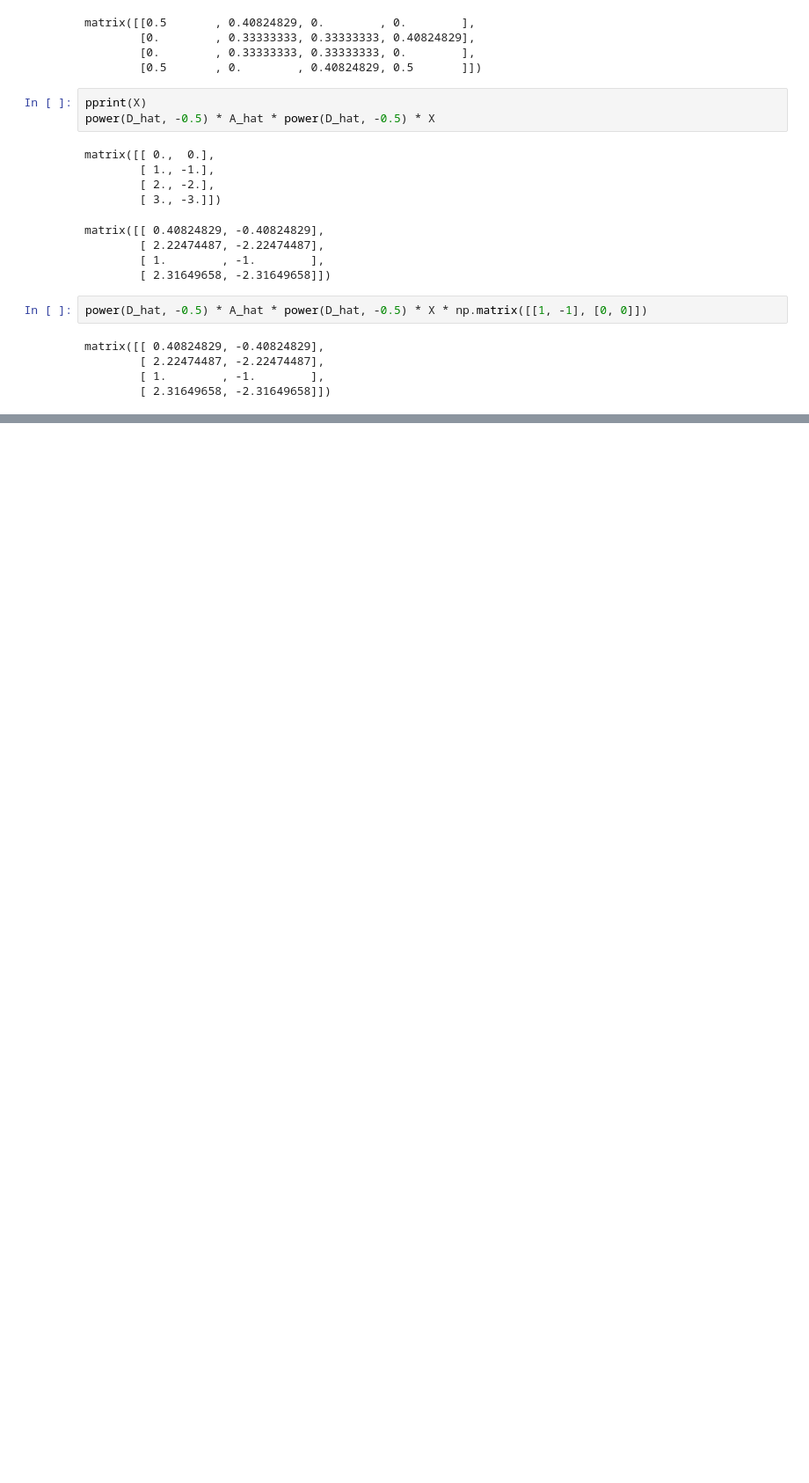
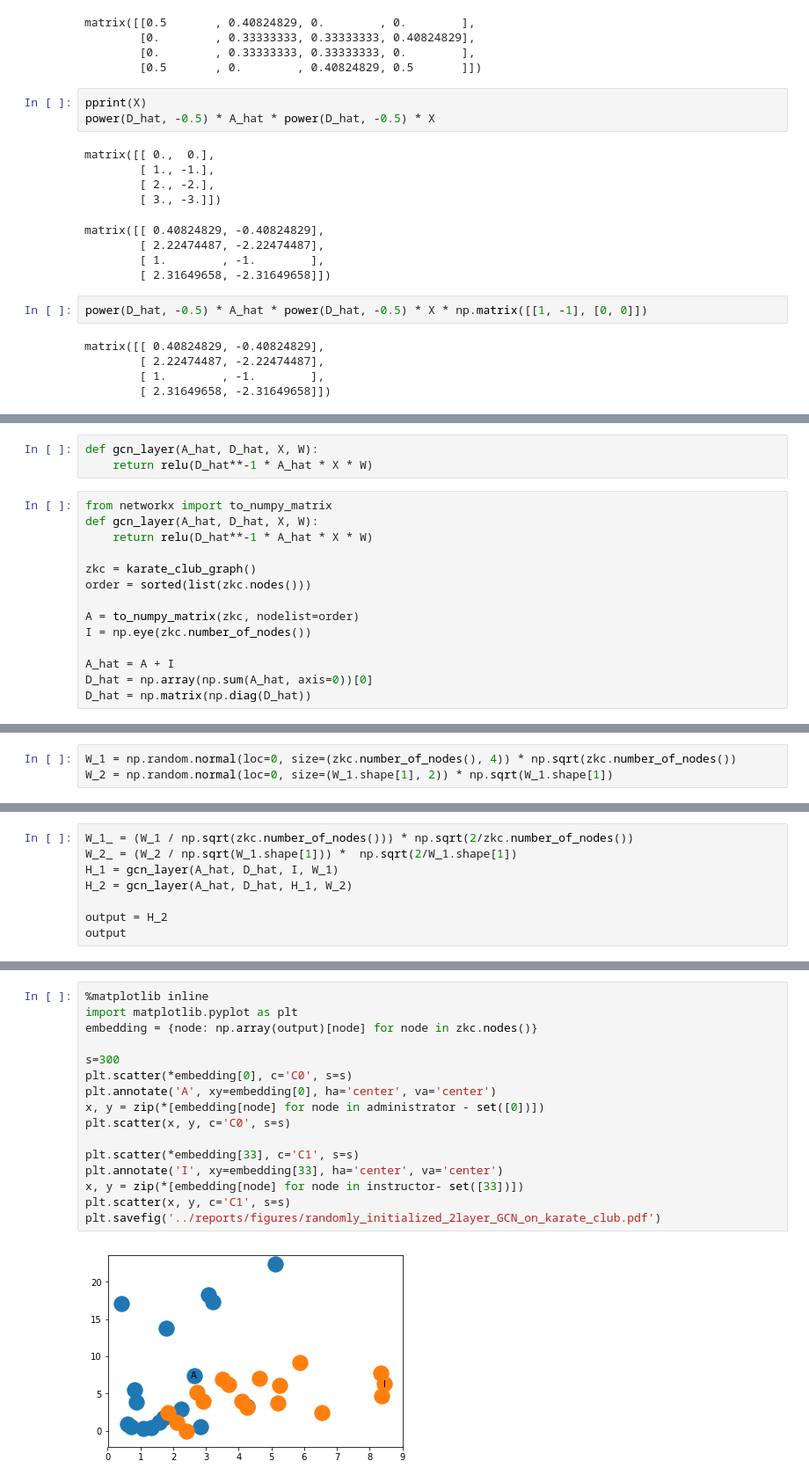
Before and after one commit to TobiasSkovgaardJepsen/gcn, a Jupyter notebook: notebooks/1-tsj-understanding-kipf-and-welling-propagation-rule.ipynb, the cells around one changed output, grey strips where cells are left out. Shown: that part at 88% size. Drawn from its saved outputs; the diff is of its cells as text; blank space fills up the shorter version.

```diff
--- a/notebooks/1-tsj-understanding-kipf-and-welling-propagation-rule.ipynb
+++ b/notebooks/1-tsj-understanding-kipf-and-welling-propagation-rule.ipynb
@@ -275,0 +355,17 @@ matrix([[ 0.40824829, -0.40824829],
+# %%
+def gcn_layer(A_hat, D_hat, X, W):
+    return relu(D_hat**-1 * A_hat * X * W)
+# %%
+from networkx import to_numpy_matrix
+def gcn_layer(A_hat, D_hat, X, W):
+    return relu(D_hat**-1 * A_hat * X * W)
+
+zkc = karate_club_graph()
+order = sorted(list(zkc.nodes()))
+
+A = to_numpy_matrix(zkc, nodelist=order)
+I = np.eye(zkc.number_of_nodes())
+
+A_hat = A + I
+D_hat = np.array(np.sum(A_hat, axis=0))[0]
+D_hat = np.matrix(np.diag(D_hat))
@@ -275,0 +374,3 @@ matrix([[ 0.40824829, -0.40824829],
+# %%
+W_1 = np.random.normal(loc=0, size=(zkc.number_of_nodes(), 4)) * np.sqrt(zkc.number_of_nodes())
+W_2 = np.random.normal(loc=0, size=(W_1.shape[1], 2)) * np.sqrt(W_1.shape[1])
@@ -275,0 +379,8 @@ matrix([[ 0.40824829, -0.40824829],
+# %%
+W_1_ = (W_1 / np.sqrt(zkc.number_of_nodes())) * np.sqrt(2/zkc.number_of_nodes())
+W_2_ = (W_2 / np.sqrt(W_1.shape[1])) *  np.sqrt(2/W_1.shape[1])
+H_1 = gcn_layer(A_hat, D_hat, I, W_1)
+H_2 = gcn_layer(A_hat, D_hat, H_1, W_2)
+
+output = H_2
+output
@@ -275,0 +405,18 @@ matrix([[ 0.40824829, -0.40824829],
+# %%
+%matplotlib inline
+import matplotlib.pyplot as plt
+embedding = {node: np.array(output)[node] for node in zkc.nodes()}
+
+s=300
+plt.scatter(*embedding[0], c='C0', s=s)
+plt.annotate('A', xy=embedding[0], ha='center', va='center')
+x, y = zip(*[embedding[node] for node in administrator - set([0])])
+plt.scatter(x, y, c='C0', s=s)
+
+plt.scatter(*embedding[33], c='C1', s=s)
+plt.annotate('I', xy=embedding[33], ha='center', va='center')
+x, y = zip(*[embedding[node] for node in instructor- set([33])])
+plt.scatter(x, y, c='C1', s=s)
+plt.savefig('../reports/figures/randomly_initialized_2layer_GCN_on_karate_club.pdf')
+# %% [output]
+[figure, added]
```
Also changed, not shown: parts of 13 cells of this notebook, 2 other files.
